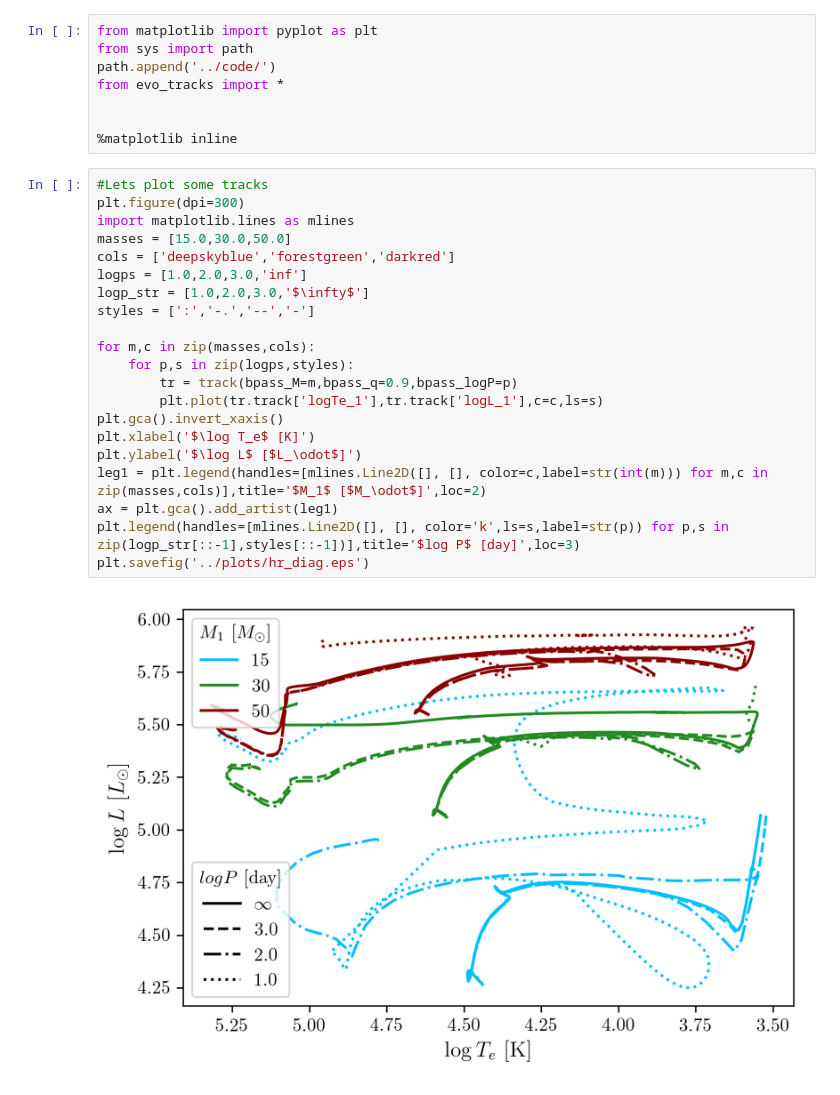
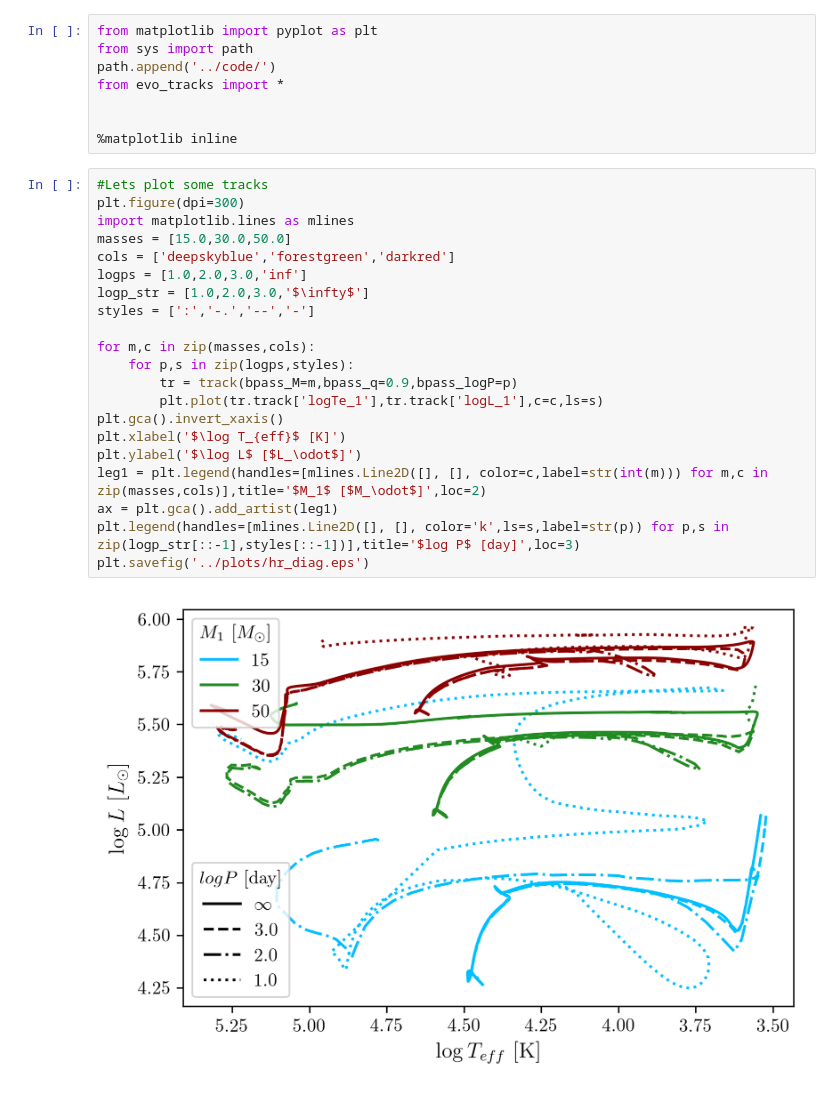
Before and after one commit to tzdwi/Diagnostics, a Jupyter notebook: paper/make_hr_fig.ipynb, the cells around one changed output. Cells and saved outputs as stored; diff of their text form.

Commit message:
updated plots for paper

```diff
--- a/paper/make_hr_fig.ipynb
+++ b/paper/make_hr_fig.ipynb
@@ -9,26 +9,26 @@ from evo_tracks import *
 # %%
 #Lets plot some tracks
 plt.figure(dpi=300)
 import matplotlib.lines as mlines
 masses = [15.0,30.0,50.0]
 cols = ['deepskyblue','forestgreen','darkred']
 logps = [1.0,2.0,3.0,'inf']
 logp_str = [1.0,2.0,3.0,'$\infty$']
 styles = [':','-.','--','-']
 
 for m,c in zip(masses,cols):
     for p,s in zip(logps,styles):
         tr = track(bpass_M=m,bpass_q=0.9,bpass_logP=p)
         plt.plot(tr.track['logTe_1'],tr.track['logL_1'],c=c,ls=s)
 plt.gca().invert_xaxis()
-plt.xlabel('$\log T_e$ [K]')
+plt.xlabel('$\log T_{eff}$ [K]')
 plt.ylabel('$\log L$ [$L_\odot$]')
 leg1 = plt.legend(handles=[mlines.Line2D([], [], color=c,label=str(int(m))) for m,c in zip(masses,cols)],title='$M_1$ [$M_\odot$]',loc=2)
 ax = plt.gca().add_artist(leg1)
 plt.legend(handles=[mlines.Line2D([], [], color='k',ls=s,label=str(p)) for p,s in zip(logp_str[::-1],styles[::-1])],title='$log P$ [day]',loc=3)
 plt.savefig('../plots/hr_diag.eps')
 # %% [output]
-[figure, old version]
+[figure, new version]
 # %%
 plt.figure(figsize=(7,10),dpi=300)
 masses = [5.0,7.0,9.0,12.0,15.0,20.0,30.0,50.0]
```
Also changed, not shown: parts of 1 cell of this notebook, 15 other files.
